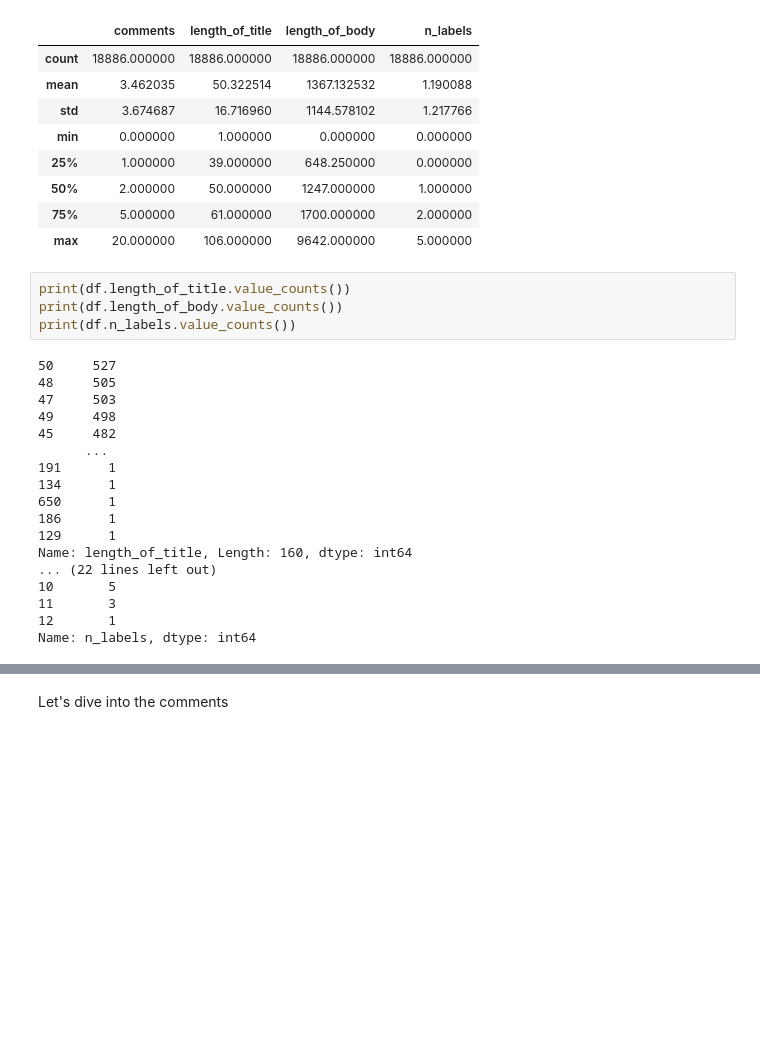
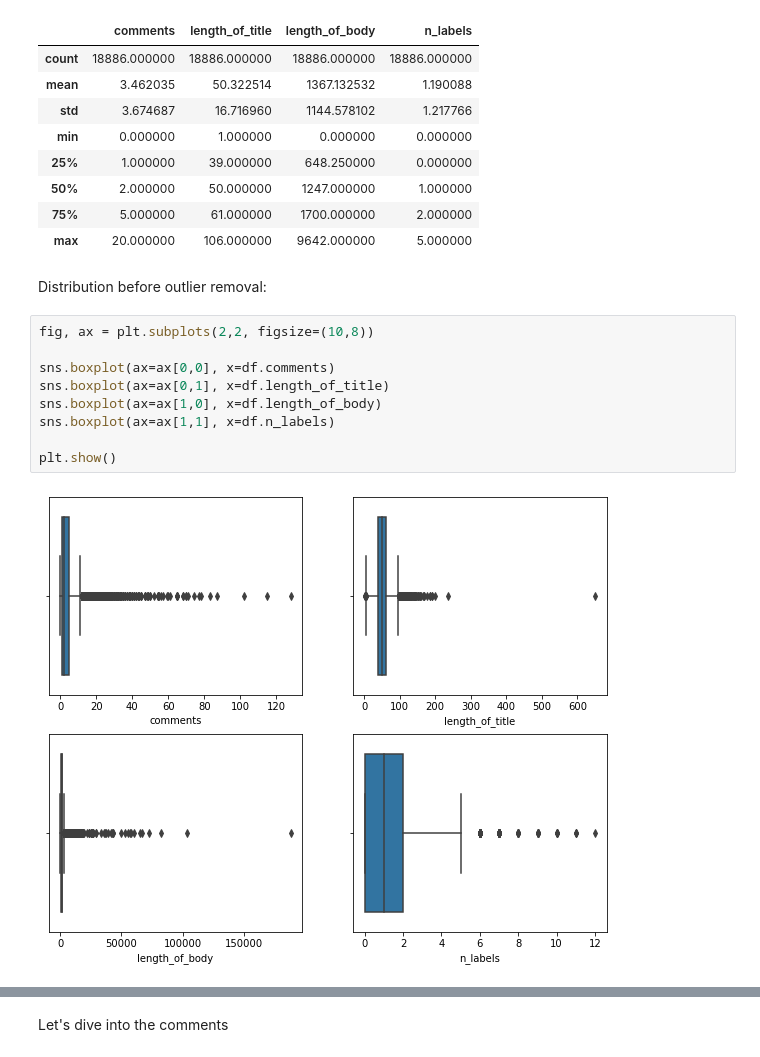
Before and after one commit to AmirZahre/Github_Org_Repo_Analysis, a Jupyter notebook: astronomer_V1.ipynb, the cells around one changed output, grey strips where cells are left out. Drawn from its saved outputs; the diff is of its cells as text; blank space fills up the shorter version.

Commit message:
outlier

```diff
--- a/astronomer_V1.ipynb
+++ b/astronomer_V1.ipynb
@@ -332,25 +334,16 @@ df_cleaned.describe()
 | 50% | 2.000000 | 50.000000 | 1247.000000 | 1.000000 |
 | 75% | 5.000000 | 61.000000 | 1700.000000 | 2.000000 |
 | max | 20.000000 | 106.000000 | 9642.000000 | 5.000000 |
-# %%
-print(df.length_of_title.value_counts())
-print(df.length_of_body.value_counts())
-print(df.n_labels.value_counts())
-# %% [output]
-50     527
-48     505
-47     503
-49     498
-45     482
-      ...
-191      1
-134      1
-650      1
-186      1
-129      1
-Name: length_of_title, Length: 160, dtype: int64
-... (22 lines left out)
-10       5
-11       3
-12       1
-Name: n_labels, dtype: int64
+# %% [markdown]
+Distribution before outlier removal:
+# %%
+fig, ax = plt.subplots(2,2, figsize=(10,8))
+
+sns.boxplot(ax=ax[0,0], x=df.comments)
+sns.boxplot(ax=ax[0,1], x=df.length_of_title)
+sns.boxplot(ax=ax[1,0], x=df.length_of_body)
+sns.boxplot(ax=ax[1,1], x=df.n_labels)
+
+plt.show()
+# %% [output]
+[figure, added]
```
Also changed, not shown: parts of 18 cells of this notebook.
